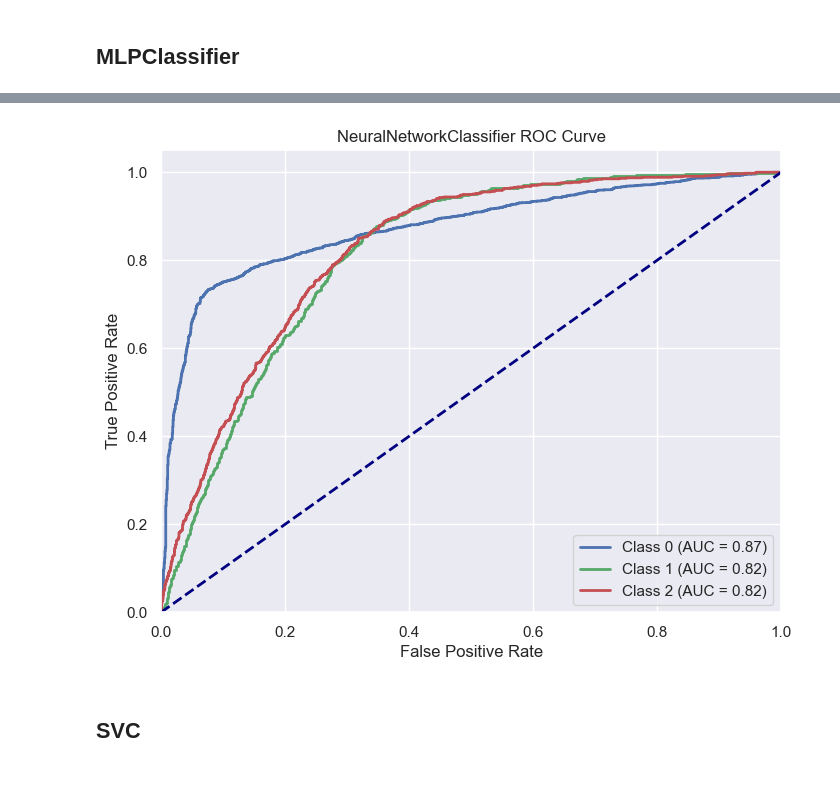
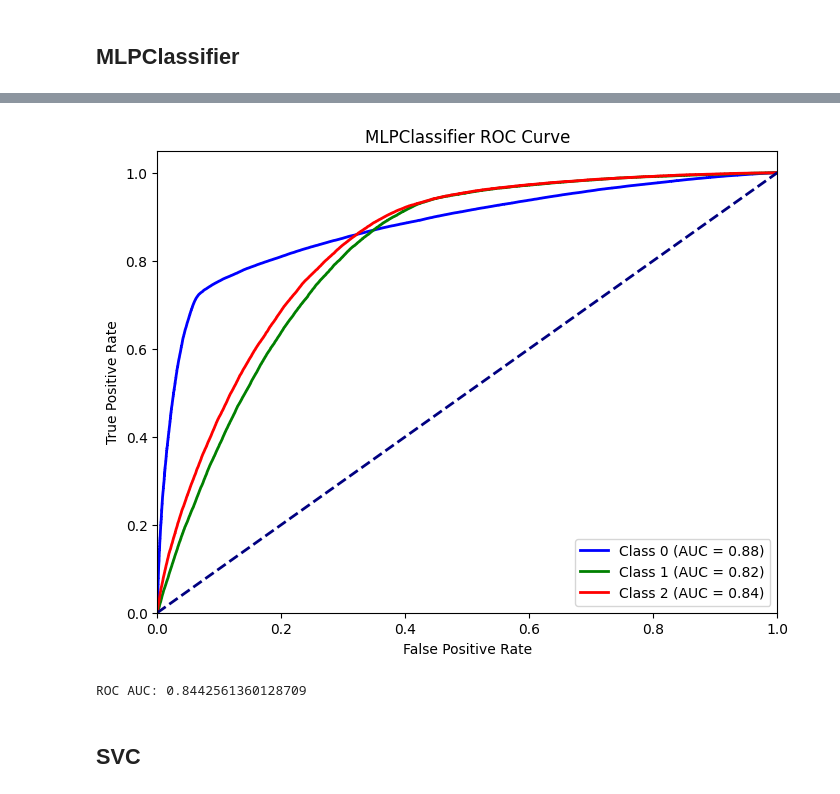
Before and after one commit to Marsh16/ML_MarshaGhifari_Model, a Jupyter notebook: ModelAlgorithm.ipynb, the cells around one changed output, grey strips where cells are left out. Cells and saved outputs as stored; diff of their text form; code cells hidden in the pictures.

```diff
--- a/ModelAlgorithm.ipynb
+++ b/ModelAlgorithm.ipynb
@@ -668,9 +772,11 @@ smoking_model=grid_search_mlp
 # %%
-plot_roc_curve(y_test, y_pred, "MLPClassifier")
-auc_roc_mlp = roc_auc_score(y_test, y_pred)
-# print(f"ROC AUC: {auc_roc_mlp}")
+plot_multiclass_roc_curve(y_test, grid_search_mlp.predict_proba(X_test), "MLPClassifier", 3)
+y_prob = grid_search_mlp.predict_proba(X_test)
+auc_roc_mlp = roc_auc_score(y_test, y_prob, multi_class='ovr')
+print(f"ROC AUC: {auc_roc_mlp}")
+# %% [output]
+[figure, added]
+ROC AUC: 0.8442561360128709
-# %% [markdown]
-![image.png](attachment:image.png)
 # %% [markdown]
 ## SVC
 # %%
```
Also changed, not shown: parts of 16 cells of this notebook, 1 other file.
